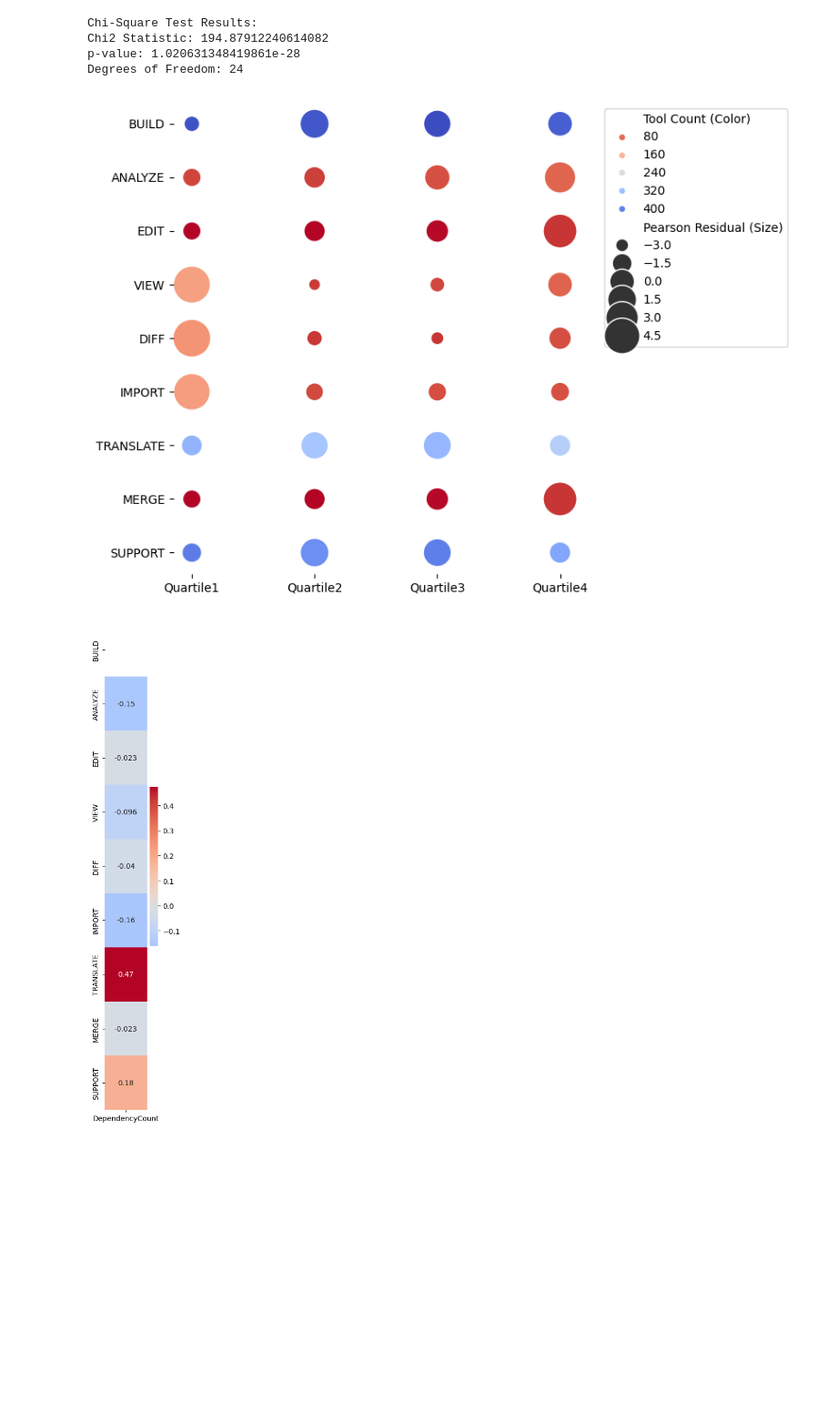
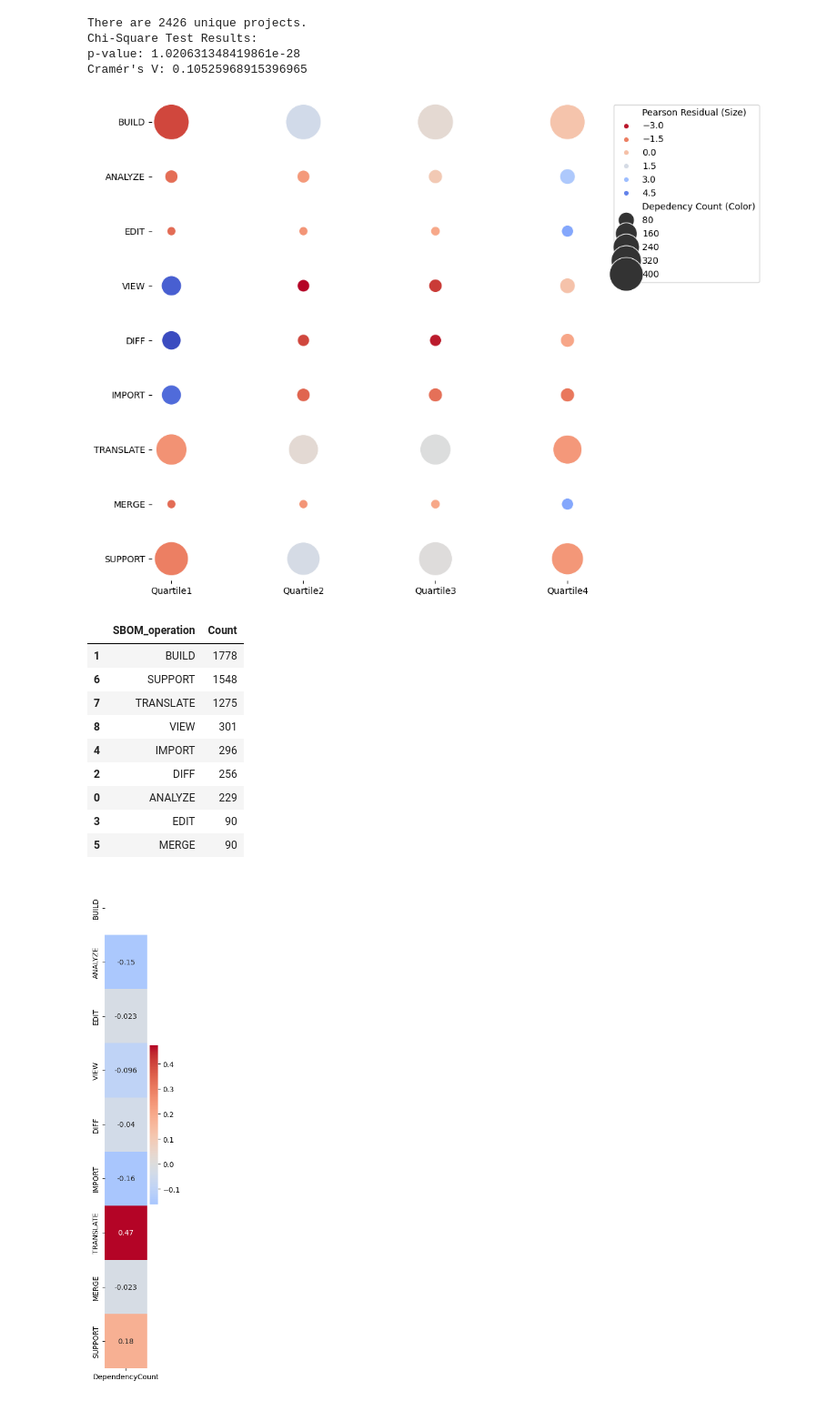
Before and after one commit to SAILResearch/wip-24-ali-sbom-emse, a Jupyter notebook: RQ4-project/analysis.ipynb, the cells around one changed output. Shown: that part at 91% size. Drawn from its saved outputs; the diff is of its cells as text; code cells hidden in the pictures; blank space fills up the shorter version.

```diff
--- a/RQ4-project/analysis.ipynb
+++ b/RQ4-project/analysis.ipynb
@@ -74,10 +74,8 @@ pd.set_option('display.max_columns', None)
 
 df_project = pd.read_csv('all_projects.csv')
 df_project.drop_duplicates(subset=['repo_link'], inplace=True)
+print(f'There are {df_project.shape[0]} unique projects.')
 df_project = df_project[df_project['created_at'].notna()]
-df_project['duration'] = (pd.to_datetime('2024-06-1T00:00:00Z') - pd.to_datetime(df_project['created_at'])).dt.days
-df_project['ContributorCountNormalized'] = df_project['contributor_count'] / df_project['duration']
-df_project['CommitCountNormalized'] = df_project['commit_count'] / df_project['duration']
 df_project['ContributorCommitRatio'] = df_project['contributor_count'] / df_project['commit_count']
 df_project = df_project[['tool_used', 'ContributorCommitRatio']]
 
@@ -90,24 +88,23 @@ with pd.ExcelFile('../RQ1-usecases/sbom_tools.xlsx') as excel_file:
     df_tool_repo.drop_duplicates(subset=['Name'], inplace=True)
     df_tool_repo = df_tool_repo[df_tool_repo['Repo URL'].notna()]
     df_tool_repo = df_tool_repo[df_tool_repo['Repo URL'].str.contains('github.com')]
-    df_tool_repo['Repo'] = df_tool_repo['Repo URL'].map(lambda x: x.split('/')[-1])
-    df_tool = df_tool.merge(df_tool_repo, on='Name', how='inner')
+    df_tool_repo['tool_used'] = df_tool_repo['Repo URL'].map(lambda x: x.split('/')[-1])
+    df_tool = df_tool.merge(df_tool_repo, on='Name')
 
-df_tool = df_tool.merge(df_project, left_on='Repo', right_on='tool_used', how='inner')
+df_project = df_project.merge(df_tool, on='tool_used')
 
 SBOM_operations = ['BUILD', 'ANALYZE', 'EDIT', 'VIEW', 'DIFF', 'IMPORT', 'TRANSLATE', 'MERGE', 'SUPPORT']
 quantitative_metrics = ['ContributorCommitRatio']
 
 # Calculate quartiles for 'ContributorCommitRatio'
-df_tool['ContributorCommitRatioQuartile'] = pd.qcut(df_tool['ContributorCommitRatio'], 4, labels=False)
+df_project['ContributorCommitRatioQuartile'] = pd.qcut(df_project['ContributorCommitRatio'], 4, labels=False)
 
 # Initialize a DataFrame to store the counts of SBOM operations
 count_data = pd.DataFrame(index=SBOM_operations, columns=[f'Quartile{i+1}' for i in range(4)]).fillna(0)
 
 # Loop through each quartile
 for quartile in range(4):
-    Quartile_df = df_tool[df_tool['ContributorCommitRatioQuartile'] == quartile]
-
+    Quartile_df = df_project[df_project['ContributorCommitRatioQuartile'] == quartile]
     # Loop through each SBOM operation to count the number of tools supporting it
     for operation in SBOM_operations:
         count_data.loc[operation, f'Quartile{quartile + 1}'] = (Quartile_df[operation] > 0).sum()
@@ -121,10 +118,13 @@ chi2, p, dof, ex = chi2_contingency(confusion_matrix)
 # Calculate Pearson residuals
 residuals = (confusion_matrix - ex) / np.sqrt(ex)
 
+# Calculate Cramér's V
+n = confusion_matrix.sum()
+cramers_v = np.sqrt(chi2 / (n * (min(confusion_matrix.shape) - 1)))
+
 print("Chi-Square Test Results:")
-print(f"Chi2 Statistic: {chi2}")
 print(f"p-value: {p}")
-print(f"Degrees of Freedom: {dof}")
+print(f"Cramér's V: {cramers_v}")
 
 # Prepare data for scatter heatmap
 scatter_data = pd.DataFrame({
@@ -132,43 +132,55 @@ scatter_data = pd.DataFrame({
     'Quartile': np.tile(count_data.columns, count_data.shape[0]),
     'Pearson residual': residuals.flatten(),
     'Count': count_data.values.flatten()
 })
 
 # Plot scatter heatmap with narrower columns
-plt.figure(figsize=(6, 6))
+plt.figure(figsize=(8, 8))  # Increased figure size
 scatter = sns.scatterplot(
     data=scatter_data,
     x='Quartile',
     y='SBOM_operation',
-    size='Pearson residual',
-    hue='Count',
+    hue='Pearson residual',
+    size='Count',
     palette='coolwarm_r',
-    sizes=(100, 1000),
+    sizes=(100, 1600),  # Adjusted size range to reduce overlap
     legend='brief'
 )
 
 # Add titles and labels
 plt.xlabel('')
 plt.ylabel('')
 
 # Adjust the aspect ratio to make columns narrower
 sns.despine(left=True, bottom=True)
 plt.tight_layout()
 
-# Modify legend text
+# Modify legend text and place it outside the plot
 handles, labels = scatter.get_legend_handles_labels()
-labels[0] = 'Tool Count (Color)'
-labels[6] = 'Pearson Residual (Size)'
+labels[0] = 'Pearson Residual (Size)'
+labels[7] = 'Depedency Count (Color)'
 plt.legend(handles=handles, labels=labels, bbox_to_anchor=(1.05, 1), loc='upper left')
 
 plt.savefig("scatter_heatmap_SBOM_operations_quartiles.pdf", format='pdf', bbox_inches='tight')
 plt.show()
+
+scatter_data.groupby('SBOM_operation')[['Count']].sum().reset_index().sort_values('Count', ascending=False)
 # %% [output]
+There are 2426 unique projects.
 Chi-Square Test Results:
-Chi2 Statistic: 194.87912240614082
 p-value: 1.020631348419861e-28
-Degrees of Freedom: 24
+Cramér's V: 0.10525968915396965
-[figure, old version]
+[figure, new version]
+|  | SBOM_operation | Count |
+| 1 | BUILD | 1778 |
+| 6 | SUPPORT | 1548 |
+| 7 | TRANSLATE | 1275 |
+| 8 | VIEW | 301 |
+| 4 | IMPORT | 296 |
+| 2 | DIFF | 256 |
+| 0 | ANALYZE | 229 |
+| 3 | EDIT | 90 |
+| 5 | MERGE | 90 |
 # %%
 import pandas as pd
 
```
Also changed, not shown: 1 other file.
